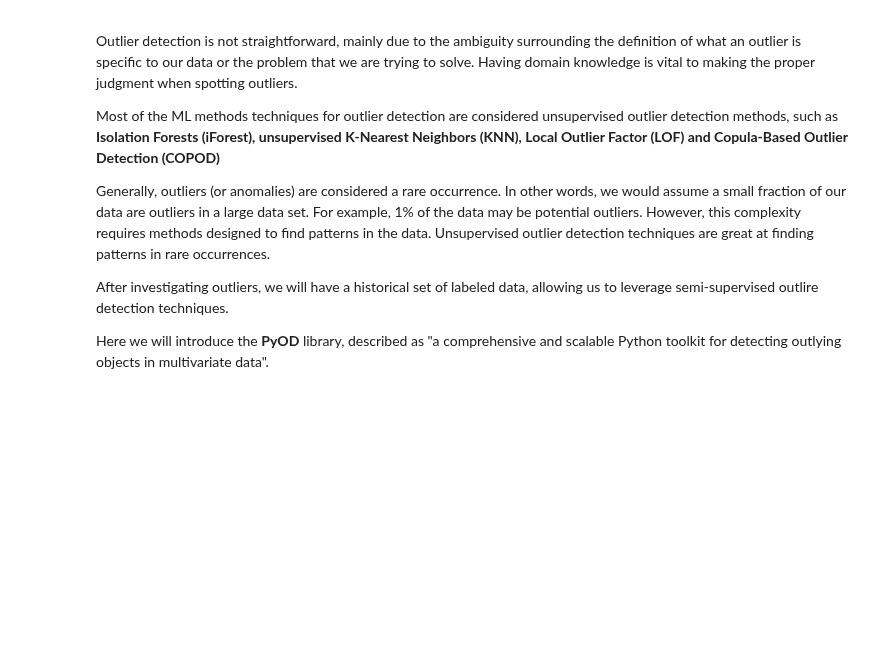
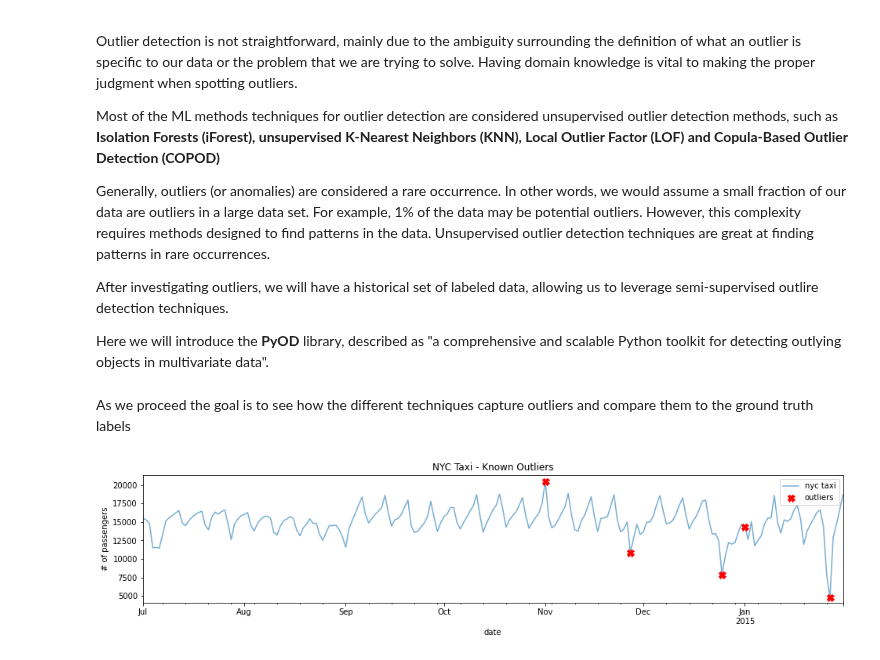
Before and after one commit to LaurbergMJ/TimeSeriesAnalysisWithPythonCookbook, a Jupyter notebook: Ch14.ipynb, the cells around one changed output. Cells and saved outputs as stored; diff of their text form; code cells hidden in the pictures; blank space fills up the shorter version.

```diff
--- a/Ch14.ipynb
+++ b/Ch14.ipynb
@@ -59,3 +59,13 @@ def plot_outliers(outliers, data, method='KNN',
     plt.ylabel('# of passengers')
     plt.legend(['nyc taxi', 'outliers'])
     plt.show()
+# %% [markdown]
+As we proceed the goal is to see how the different techniques capture outliers and compare them to the ground truth labels
+# %%
+# Creates plot with known outliers marked with red x markers for the known outliers
+
+tx = nyc_taxi.resample('D').mean()
+known_outliers = tx.loc[nyc_dates]
+plot_outliers(known_outliers, tx, 'Known Outliers')
+# %% [output]
+[figure, added]
```
Also changed, not shown: parts of 1 cell of this notebook.
